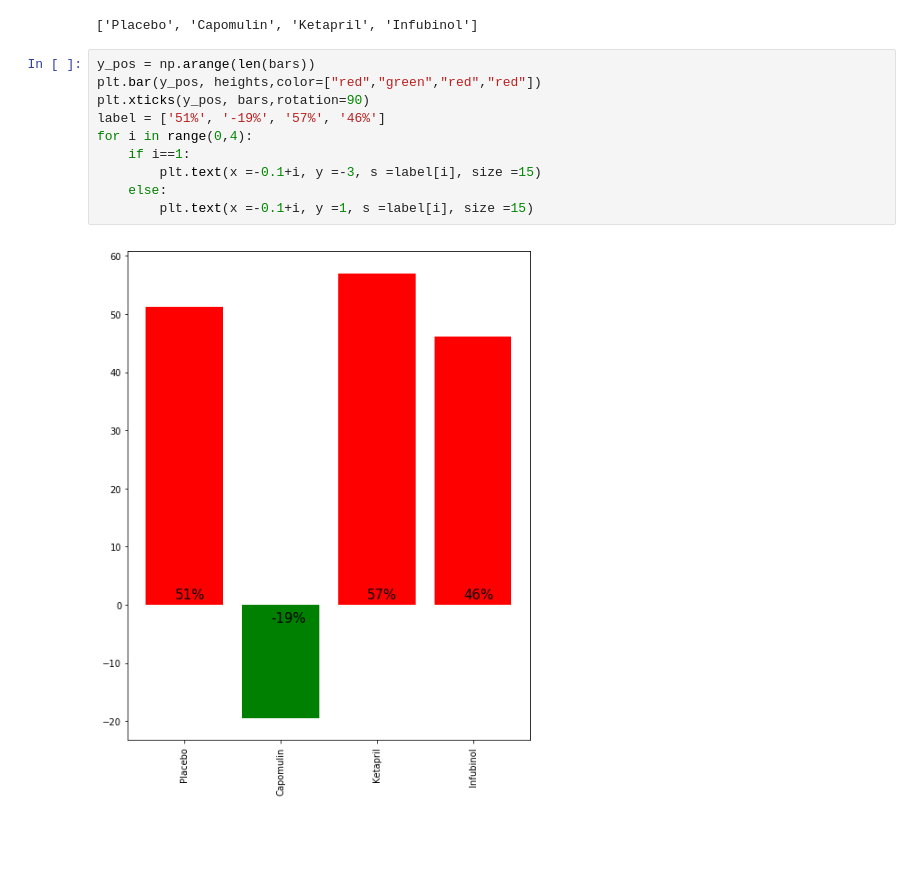
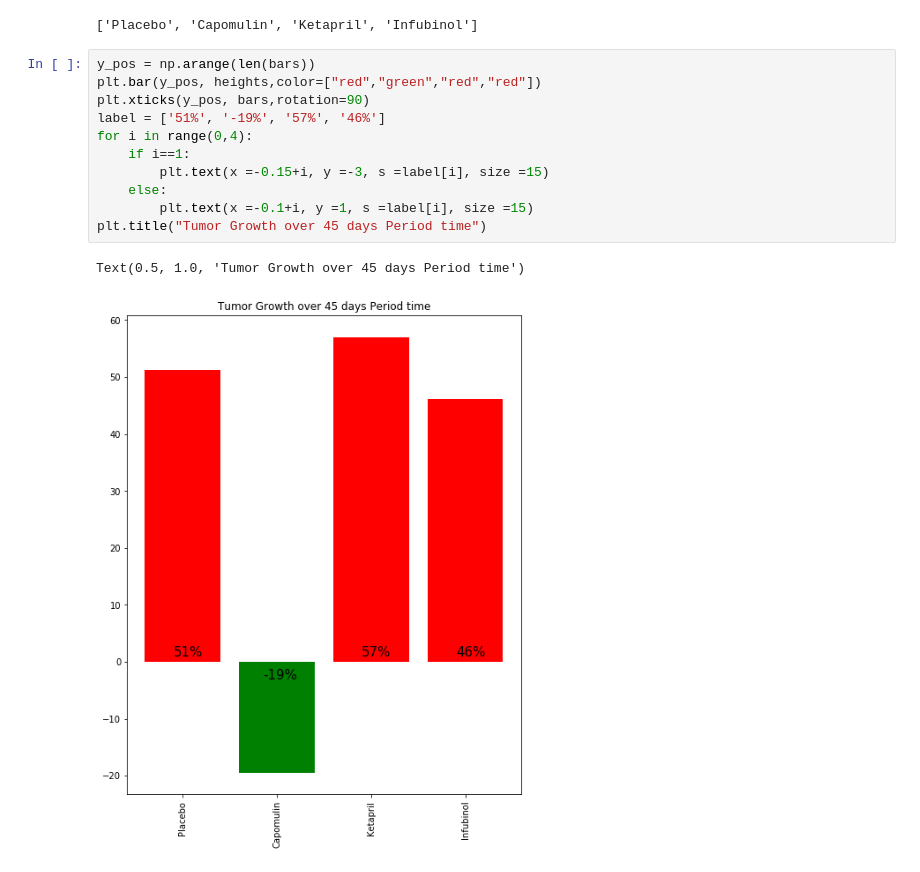
Before and after one commit to alejoes/05-MatplotlibProject, a Jupyter notebook: Pymaceuticals/Pymaceuticals.ipynb, the cells around one changed output. Drawn from its saved outputs; the diff is of its cells as text; blank space fills up the shorter version.

```diff
--- a/Pymaceuticals/Pymaceuticals.ipynb
+++ b/Pymaceuticals/Pymaceuticals.ipynb
@@ -391,12 +391,14 @@ bars
 # %%
 y_pos = np.arange(len(bars))
 plt.bar(y_pos, heights,color=["red","green","red","red"])
 plt.xticks(y_pos, bars,rotation=90)
 label = ['51%', '-19%', '57%', '46%']
 for i in range(0,4):
     if i==1:
-        plt.text(x =-0.1+i, y =-3, s =label[i], size =15)
+        plt.text(x =-0.15+i, y =-3, s =label[i], size =15)
     else:
         plt.text(x =-0.1+i, y =1, s =label[i], size =15)
+plt.title("Tumor Growth over 45 days Period time")
 # %% [output]
+Text(0.5, 1.0, 'Tumor Growth over 45 days Period time')
-[figure, old version]
+[figure, new version]
```
Also changed, not shown: parts of 1 cell of this notebook.
